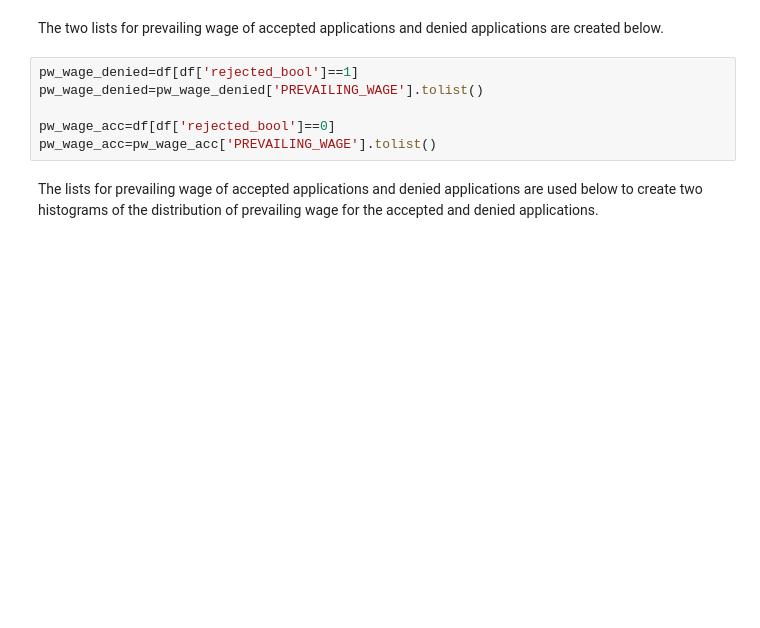
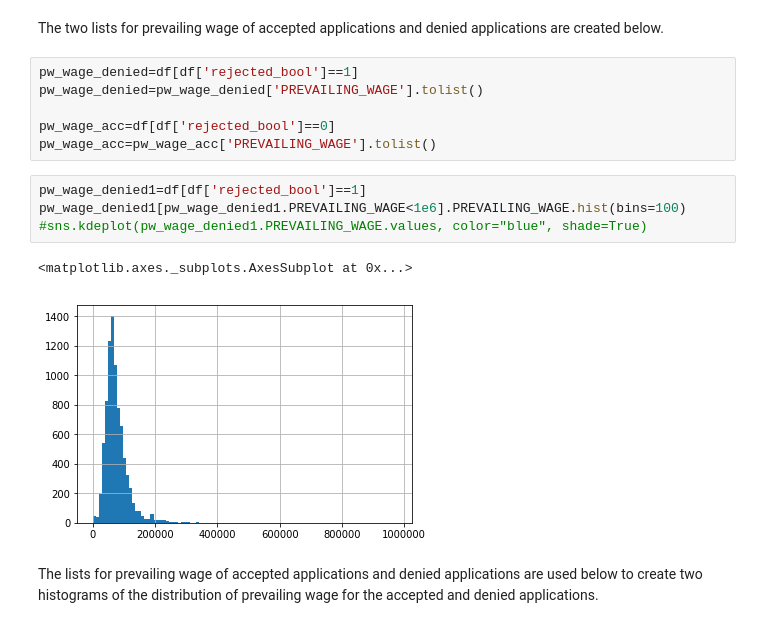
Before and after one commit to sopaturi/Springboard, a Jupyter notebook: Capstone Project/Capstone Project-Data Storytelling.ipynb, the cells around one changed output. Cells and saved outputs as stored; diff of their text form; blank space fills up the shorter version.

```diff
--- a/Capstone Project/Capstone Project-Data Storytelling.ipynb
+++ b/Capstone Project/Capstone Project-Data Storytelling.ipynb
@@ -249,6 +250,13 @@ pw_wage_denied=pw_wage_denied['PREVAILING_WAGE'].tolist()
 
 pw_wage_acc=df[df['rejected_bool']==0]
 pw_wage_acc=pw_wage_acc['PREVAILING_WAGE'].tolist()
+# %%
+pw_wage_denied1=df[df['rejected_bool']==1]
+pw_wage_denied1[pw_wage_denied1.PREVAILING_WAGE<1e6].PREVAILING_WAGE.hist(bins=100)
+#sns.kdeplot(pw_wage_denied1.PREVAILING_WAGE.values, color="blue", shade=True)
+# %% [output]
+<matplotlib.axes._subplots.AxesSubplot at 0x...>
+[figure, added]
 # %% [markdown]
 The lists for prevailing wage of accepted applications and denied applications are used below to create two histograms of the distribution of prevailing wage for the accepted and denied applications.
 # %%
```
Also changed, not shown: parts of 19 cells of this notebook, 3 other files.
